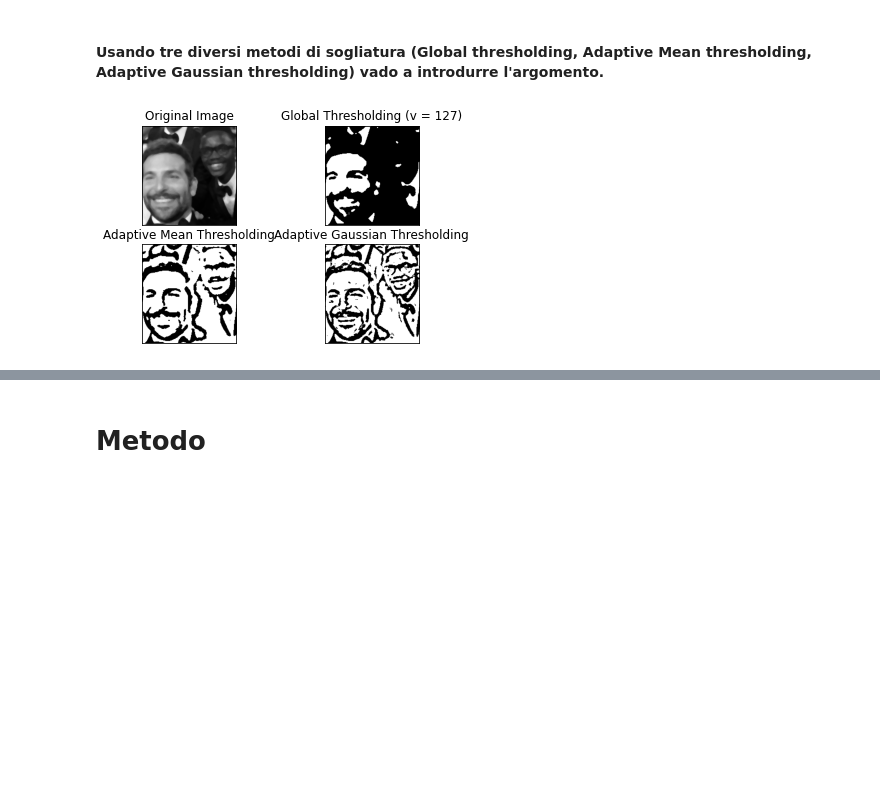
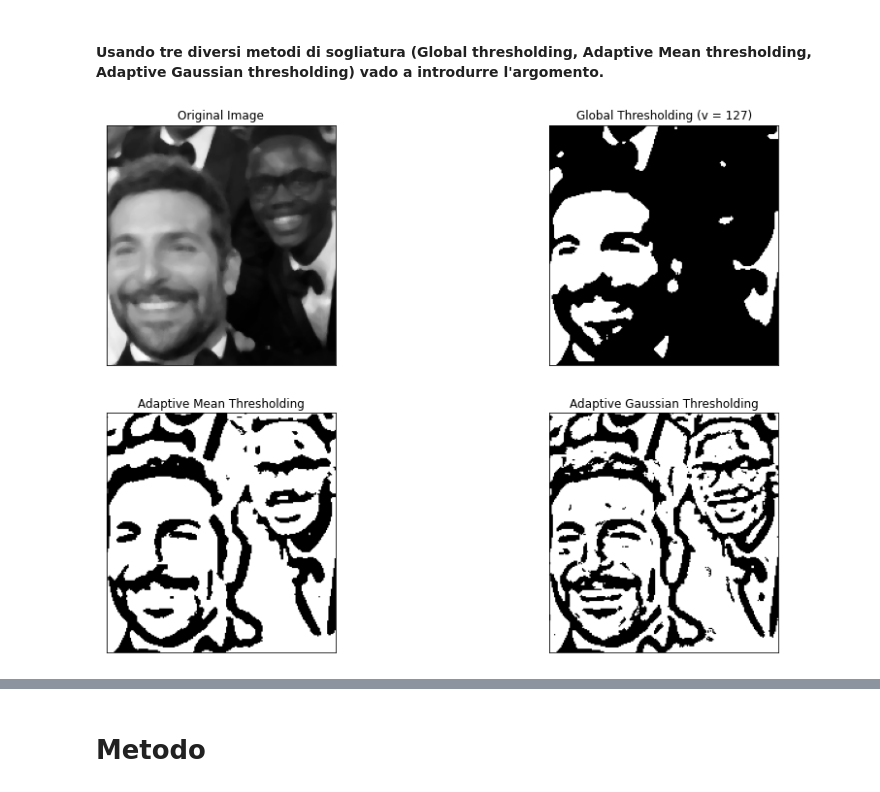
Before and after one commit to lilbrizzi/SkinDetection, a Jupyter notebook: colore/SkinDetectionLAB.ipynb, the cells around one changed output, grey strips where cells are left out. Drawn from its saved outputs; the diff is of its cells as text; code cells hidden in the pictures; blank space fills up the shorter version.

```diff
--- a/colore/SkinDetectionLAB.ipynb
+++ b/colore/SkinDetectionLAB.ipynb
@@ -37,22 +36,22 @@ plt.imshow(RGB_img);
 # %%
 #converto l'immagine in scala di grigi e applico un filtro blur per limitare il rumore nell'immagine
 img1 = cv2.cvtColor(img, cv2.COLOR_BGR2GRAY)
 img1 = cv2.medianBlur(img1,5)
 
 #Global thresholding
 ret,th1 = cv2.threshold(img1,127,255,cv2.THRESH_BINARY)
 #Adaptive Mean thresholding
 th2 = cv2.adaptiveThreshold(img1, 255, cv2.ADAPTIVE_THRESH_MEAN_C, cv2.THRESH_BINARY, 21, 10)
 #Adaptive Gaussian thresholding
 th3 = cv2.adaptiveThreshold(img1, 255, cv2.ADAPTIVE_THRESH_GAUSSIAN_C, cv2.THRESH_BINARY, 21, 4)
 
 titles = ['Original Image', 'Global Thresholding (v = 127)', 'Adaptive Mean Thresholding', 'Adaptive Gaussian Thresholding']
-
+plt.figure(figsize=(15,10))
 images = [img1, th1, th2, th3]
 for i in range(4):
     plt.subplot(2,2,i+1),plt.imshow(images[i],'gray')
     plt.title(titles[i])
     plt.xticks([]),plt.yticks([])
 plt.show()
 # %% [output]
-[figure, old version]
+[figure, new version]
```
Also changed, not shown: parts of 13 cells of this notebook, 1 other file.
